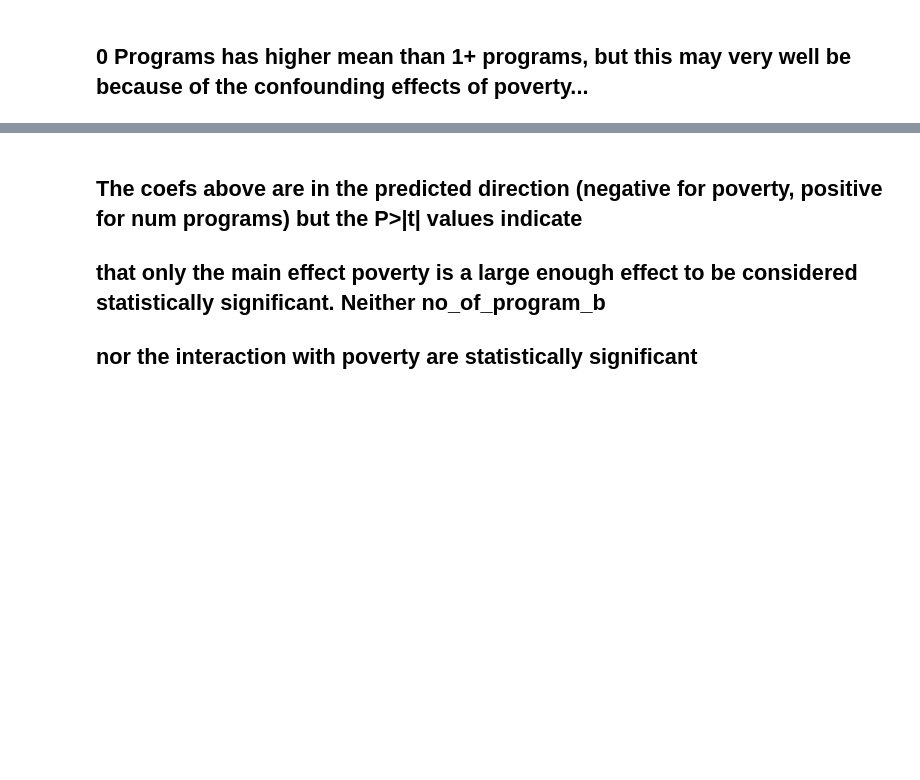
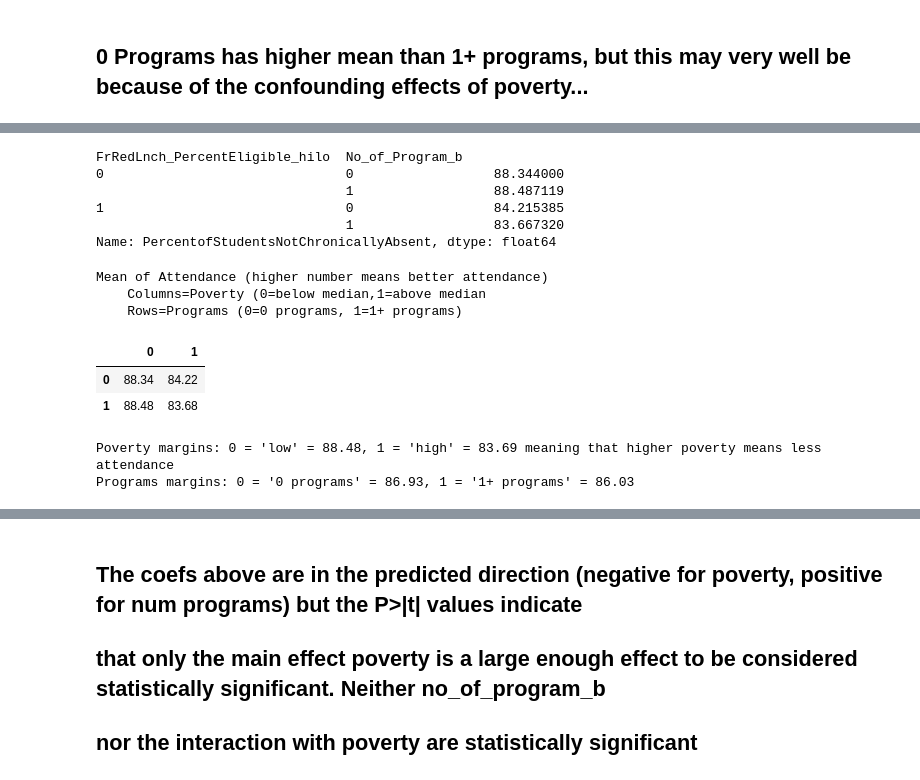
Before and after one commit to philschatz/ed-pathways, a Jupyter notebook: analysis/Attendance_v_programs.ipynb, the cells around one changed output, grey strips where cells are left out. Saved outputs shown, nothing was run; the diff lists cells and outputs as text; code cells hidden in the pictures; blank space fills up the shorter version.

```diff
--- a/analysis/Attendance_v_programs.ipynb
+++ b/analysis/Attendance_v_programs.ipynb
@@ -95,0 +151,29 @@ Name: PercentofStudentsNotChronicallyAbsent, dtype: float64
+# %%
+grouped.mean()
+# %% [output]
+FrRedLnch_PercentEligible_hilo  No_of_Program_b
+0                               0                  88.344000
+                                1                  88.487119
+1                               0                  84.215385
+                                1                  83.667320
+Name: PercentofStudentsNotChronicallyAbsent, dtype: float64
+# %%
+#present 2x2 matrix
+print("Mean of Attendance (higher number means better attendance)")
+print("    Columns=Poverty (0=below median,1=above median")
+print("    Rows=Programs (0=0 programs, 1=1+ programs)")
+
+display(pd.DataFrame([[88.34, 84.22], [88.48, 83.68]]))
+
+print("")
+print("Poverty margins: 0 = 'low' = 88.48, 1 = 'high' = 83.69 meaning that higher poverty means less attendance")
+print("Programs margins: 0 = '0 programs' = 86.93, 1 = '1+ programs' = 86.03")
+# %% [output]
+Mean of Attendance (higher number means better attendance)
+    Columns=Poverty (0=below median,1=above median
+    Rows=Programs (0=0 programs, 1=1+ programs)
+|  | 0 | 1 |
+| 0 | 88.34 | 84.22 |
+| 1 | 88.48 | 83.68 |
+Poverty margins: 0 = 'low' = 88.48, 1 = 'high' = 83.69 meaning that higher poverty means less attendance
+Programs margins: 0 = '0 programs' = 86.93, 1 = '1+ programs' = 86.03
```
Also changed, not shown: parts of 7 cells of this notebook.
